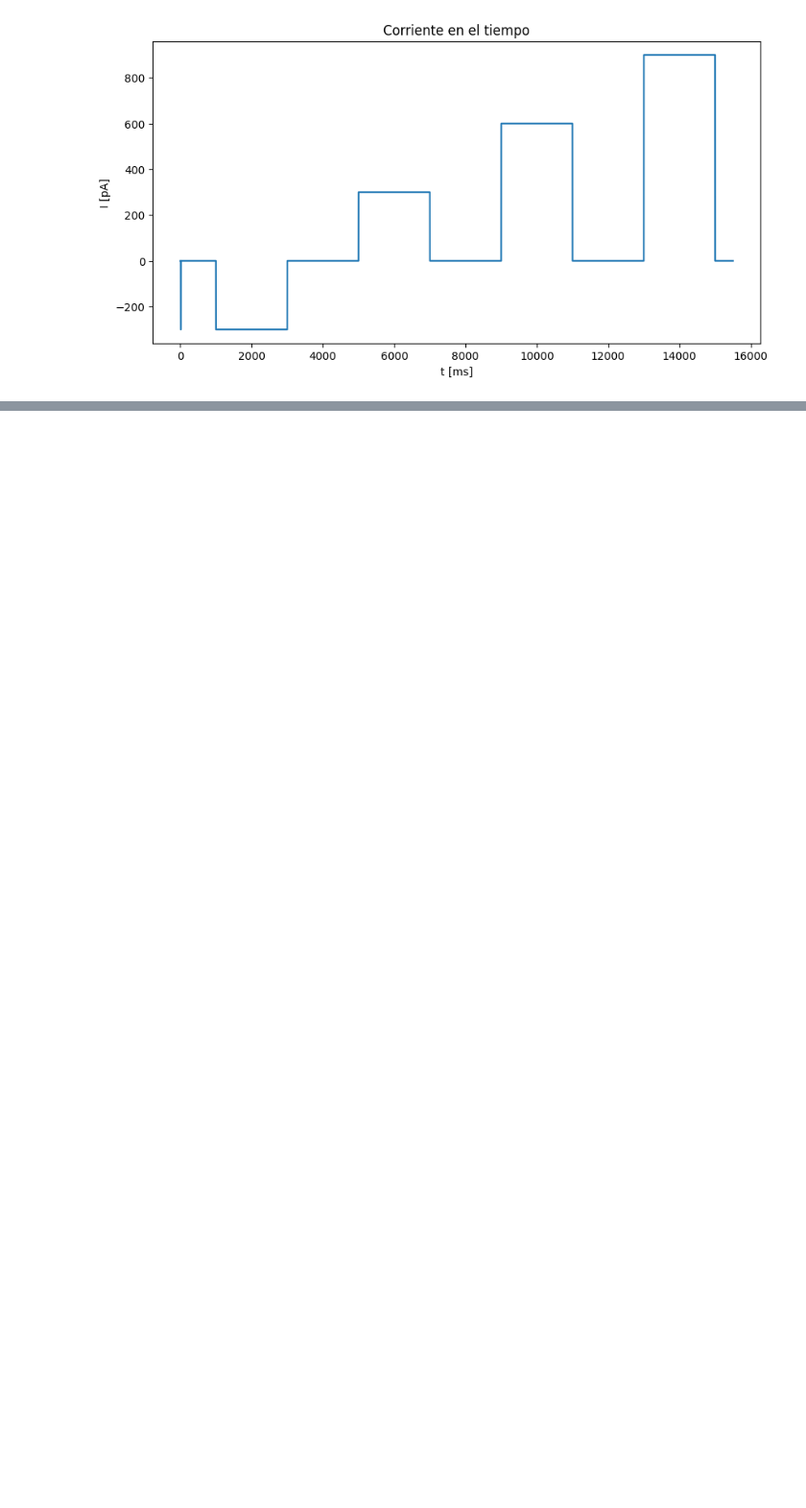
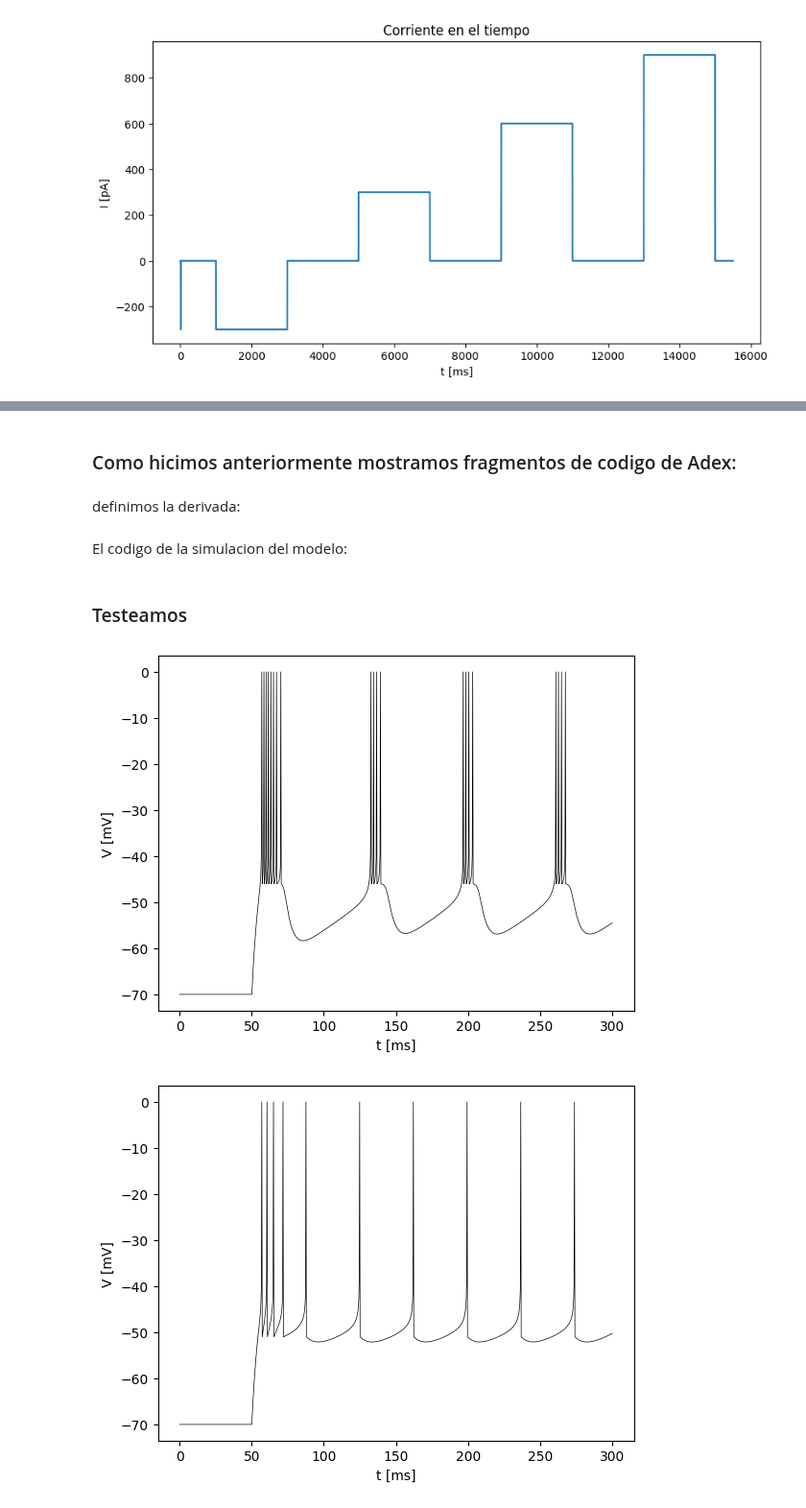
Before and after one commit to gonzagrau/Neuro-16-82, a Jupyter notebook: Trabajo Final/Entrega_Final.ipynb, the cells around one changed output, grey strips where cells are left out. Shown at 96% size. Cells and saved outputs as stored; diff of their text form; code cells hidden in the pictures; blank space fills up the shorter version.

```diff
--- a/Trabajo Final/Entrega_Final.ipynb
+++ b/Trabajo Final/Entrega_Final.ipynb
@@ -75,0 +330,4 @@ plt.show()
+# %% [markdown]
+### Como hicimos anteriormente mostramos fragmentos de codigo de Adex:
+# %% [markdown]
+definimos la derivada:
@@ -75,0 +352,2 @@ plt.show()
+# %% [markdown]
+El codigo de la simulacion del modelo:
@@ -75,0 +404,7 @@ plt.show()
+# %% [markdown]
+### Testeamos
+# %%
+test_adex()
+# %% [output]
+[figure, added]
+[figure, added]
```
Also changed, not shown: parts of 33 cells of this notebook, 3 other files.
